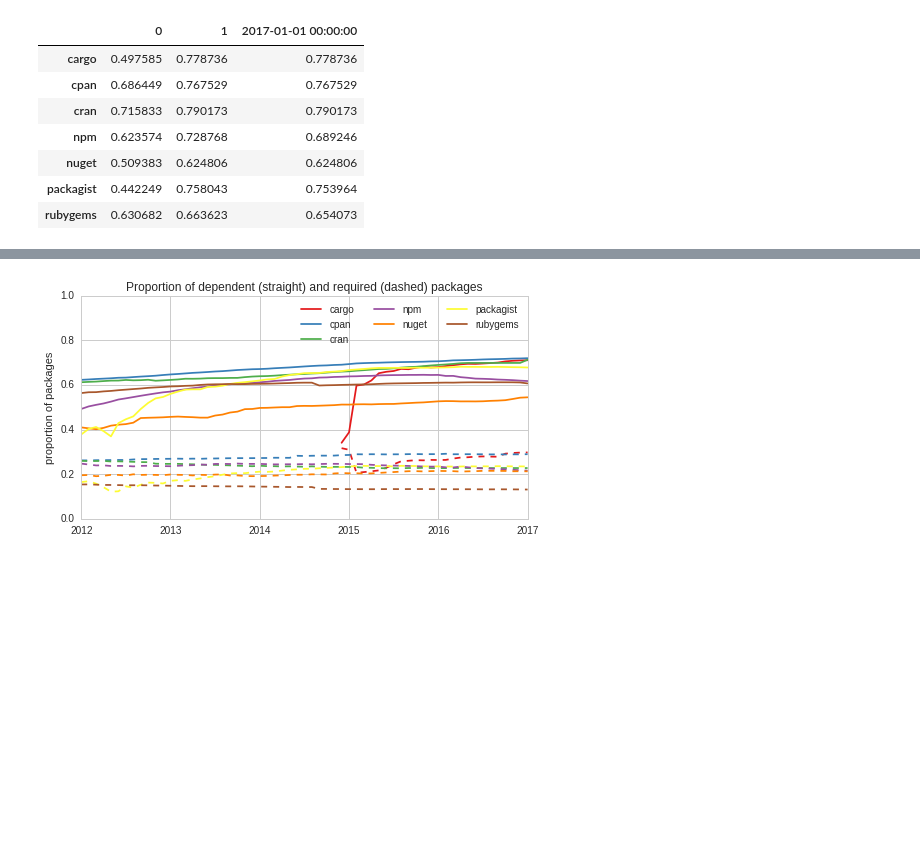
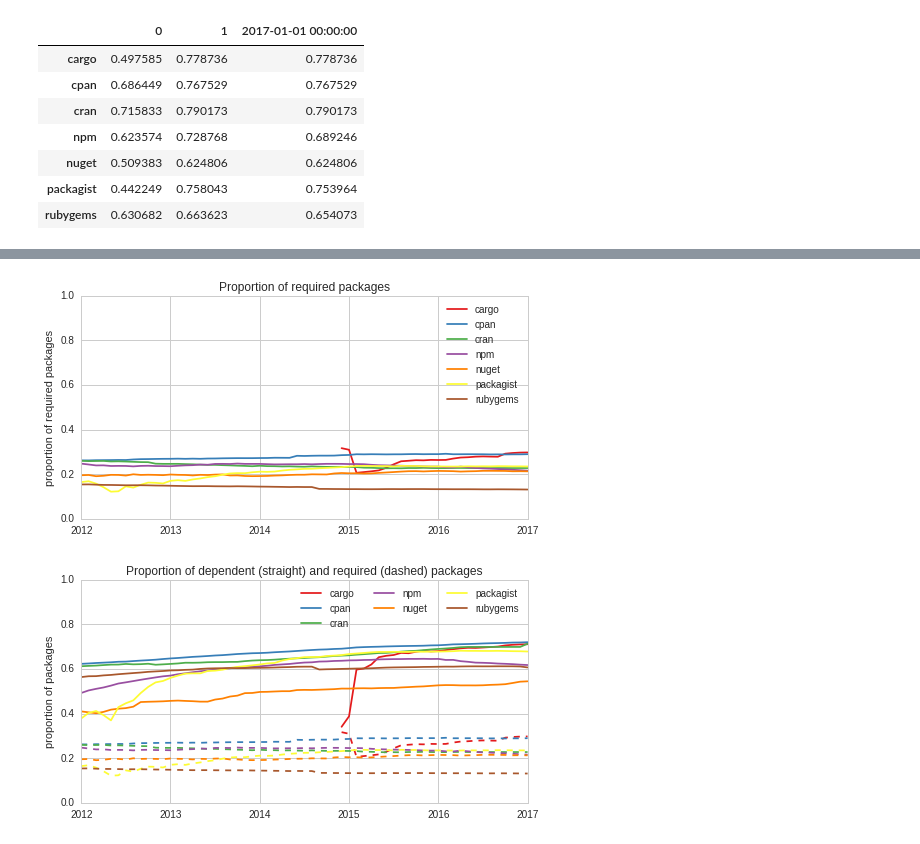
Before and after one commit to AlexandreDecan/ecos-emse, a Jupyter notebook: notebooks/Graphs metrics.ipynb, the cells around one changed output, grey strips where cells are left out. Drawn from its saved outputs; the diff is of its cells as text; code cells hidden in the pictures; blank space fills up the shorter version.

Commit message:
Proportion of required packages

```diff
--- a/notebooks/Graphs metrics.ipynb
+++ b/notebooks/Graphs metrics.ipynb
@@ -739,0 +742,10 @@ evolution_linlog_regressions(data_temp.astype(float))
+# %%
+date = DATE_RANGE[-1]
+
+data = []
+
+for ecosystem in ECOSYSTEMS:
+    graph = graphs[ecosystem][date]
+    for node in graph.vs:
+        data.append((ecosystem, 'k-out', node['out']))
+        data.append((ecosystem, 'k-in', node['in']))
@@ -798,3 +835,18 @@ savefig(figure, 'graph_prop_dependent_packages')
+# %%
+figure, ax = matplotlib.pyplot.subplots()
+figure.set_size_inches(FIG_SIZE)
+
+df_required.plot(ax=ax, color=sub(COLORS, ECOSYSTEMS))
+
+ax.set(
+    xlabel='',
+    ylabel='proportion of required packages',
+    title='Proportion of required packages',
+    ylim=(0, 1),
+)
+savefig(figure, 'graph_prop_required_packages')
+# %% [output]
+[figure, added]
 # %%
 figure, ax = matplotlib.pyplot.subplots()
 figure.set_size_inches(FIG_SIZE)
```
Also changed, not shown: parts of 4 cells of this notebook, 1 other file.
